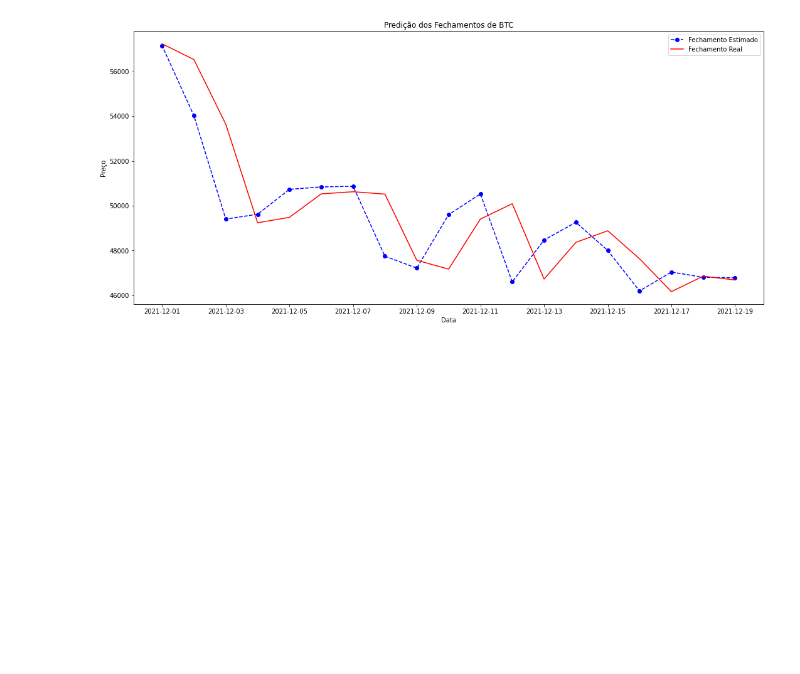
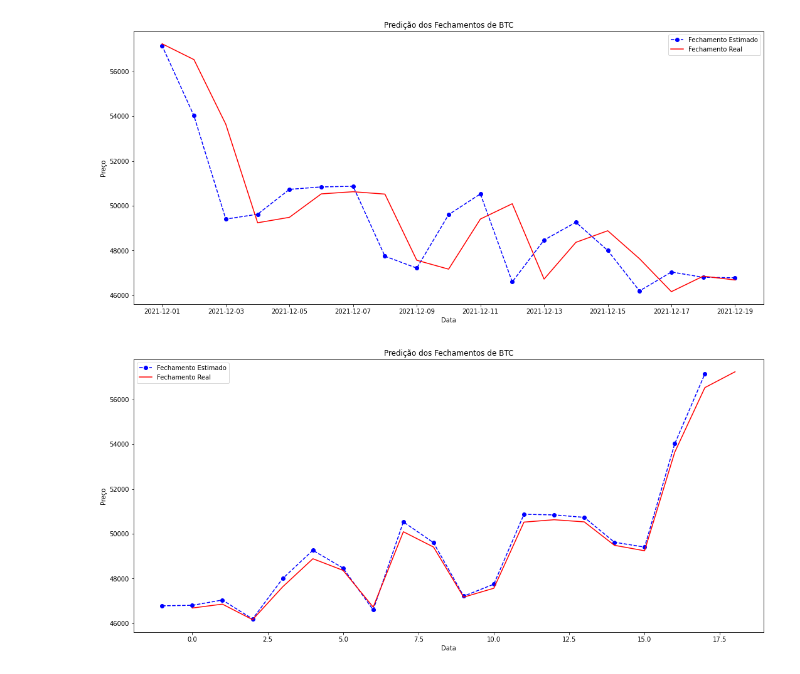
Before and after one commit to andre-marcos/time_series, a Jupyter notebook: bit_coin.ipynb, the cells around one changed output. Cells and saved outputs as stored; diff of their text form; code cells hidden in the pictures; blank space fills up the shorter version.

```diff
--- a/bit_coin.ipynb
+++ b/bit_coin.ipynb
@@ -215,3 +220,25 @@ plt.legend()
 plt.show()
 # %% [output]
 [figure]
+# %%
+look_back = 1
+intervalo_dos_dados_de_teste = df[int(len(df)*0.7):].index
+plt.plot(list(np.arange(len(intervalo_dos_dados_de_teste))-look_back),
+         modelo_preditivo,
+         color='blue',
+         marker='o',
+         linestyle='dashed',
+         label='Fechamento Estimado')
+
+plt.plot(list(np.arange(len(intervalo_dos_dados_de_teste))),
+         dados_teste,
+         color='red',
+         label='Fechamento Real')
+
+plt.title('Predição dos Fechamentos de BTC')
+plt.xlabel('Data')
+plt.ylabel('Preço')
+plt.legend()
+plt.show()
+# %% [output]
+[figure, added]
```
Also changed, not shown: parts of 2 cells of this notebook.
